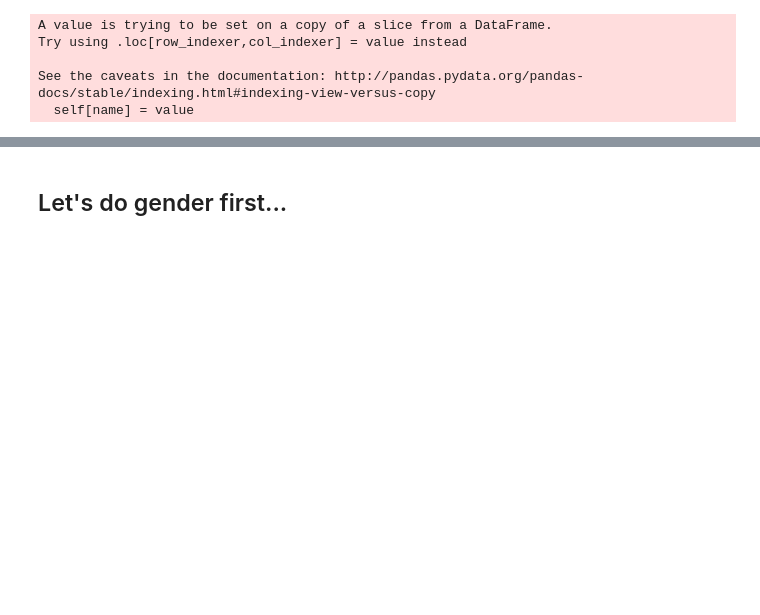
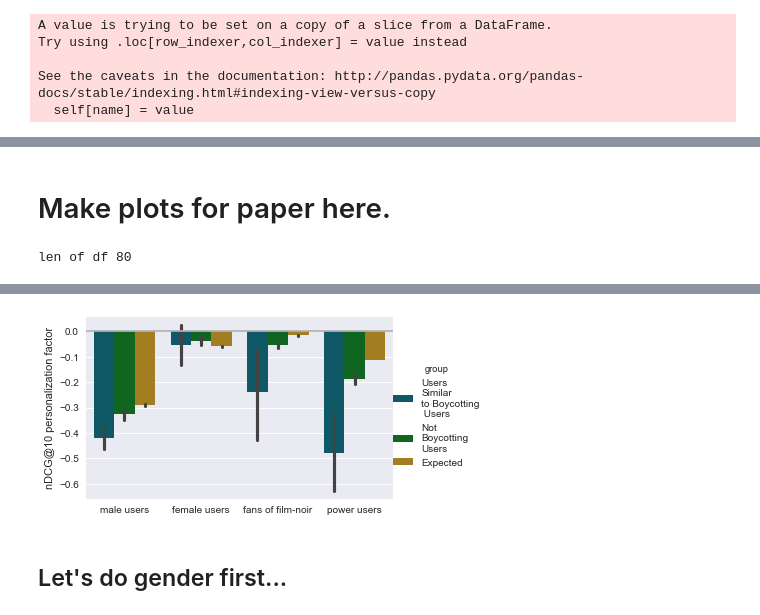
Before and after one commit to nickmvincent/surprise_sandbox, a Jupyter notebook: visualize-v02.ipynb, the cells around one changed output, grey strips where cells are left out. Drawn from its saved outputs; the diff is of its cells as text; code cells hidden in the pictures; blank space fills up the shorter version.

```diff
--- a/visualize-v02.ipynb
+++ b/visualize-v02.ipynb
@@ -422,0 +459,6 @@ defaultdict(<class 'dict'>, {'KNNBaseline_item_msd': {0.1: 0.009831940144711879,
+# %%
+def half_users(df):
+    return df[(
+        (df.userfrac == 0.5) & (df.ratingfrac == 1.0)
+        #& (df.algo_name == 'SVD')
+    )]
@@ -526,3 +661,5 @@ def plot2(df, metrics, groups, percents=False, kind='bar', size=10):
+# %%
+normed_org_df = normed_org_df[normed_org_df.algo_name == 'SVD']
 # %%
 gender_boycotts = normed_org_df[normed_org_df['type'] == 'gender']
 age_boycotts = normed_org_df[normed_org_df['type'] == 'age']
@@ -541,5 +672,0 @@ def all_users_all_ratings(df):
-# %%
-def half_users(df):
-    return df[(
-        (df.userfrac == 0.5) & (df.ratingfrac == 1.0) * (df.algo_name == 'SVD')
-    )]
@@ -583,0 +734,58 @@ def plot_all_three_scenarios(df, size=6):
+# %% [markdown]
+# Make plots for paper here.
+# %%
+
+df1 = half_users(gender_boycotts)
+df2 = half_users(genre_boycotts)
+df3 = half_users(power_boycotts)
+#df4 = all_users_all_ratings(occupation_boycotts)
+
+grid, (total, total_sig, total_less, total_more, total_lbless), ntd = plot2(
+    pd.concat([df1[
+        #(df1.name.str.contains('female')) &
+        (df1.algo_name == 'SVD')],
+        df2[(df2.name.str.contains('film-noir')) & (df2.algo_name == 'SVD')],
+        df3[(df3.name.str.contains('power')) & (df3.algo_name == 'SVD')]
+
+    ]),
+    metrics=['ndcg10'],
+    percents=True,
+    groups=['non-boycott', 'like-boycott', 'expected'],
+    size=3.5,
+    kind='bar',
+    flip=True,
+    filename='h1.svg', save=True,
+    palette=palette,
+    aspect=1.5
+)
+
+# grid, (total, total_sig, total_less, total_more) = plot2(
+#     df2[(df2.name.str.contains('Film-Noir')) & (df2.algo_name == 'SVD')],
+#     metrics=['ndcg10'],
+#     percents=True,
+#     groups=['non-boycott', 'expected', 'like-boycott',],
+#     size=2.5,
+#     kind='bar',
+#     flip=True,
+#     filename='h2.svg', save=True,
+#     palette=palette
+# )
+
+# grid, (total, total_sig, total_less, total_more) = plot2(
+#     df3[(df3.name.str.contains('power')) & (df3.algo_name == 'SVD')],
+#     metrics=['ndcg10'],
+#     percents=True,
+#     groups=['non-boycott', 'expected', 'like-boycott',],
+#     size=2.5,
+#     kind='bar',
+#     flip=True,
+#     filename='h3.svg', save=True,
+#     palette=palette
+# )
+
+
+
+
+plt.show()
+# %% [output]
+len of df 80
@@ -584,2 +810,3 @@ def plot_all_three_scenarios(df, size=6):
+[figure, added]
 # %% [markdown]
 ## Let's do gender first...
```
Also changed, not shown: parts of 39 cells of this notebook, 9 other files.
